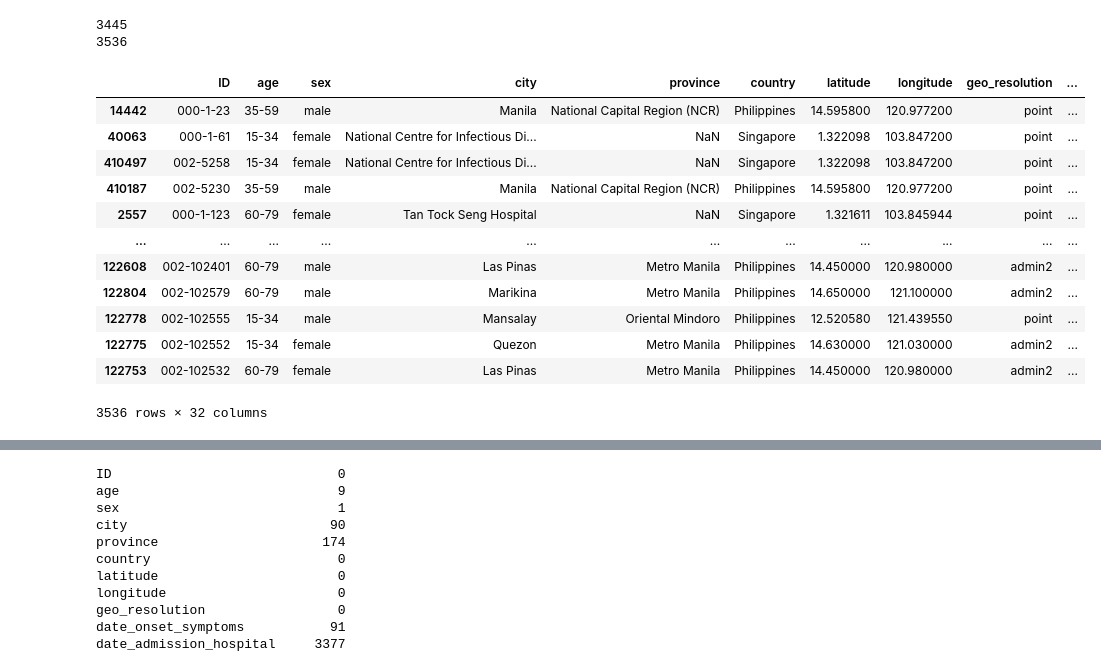
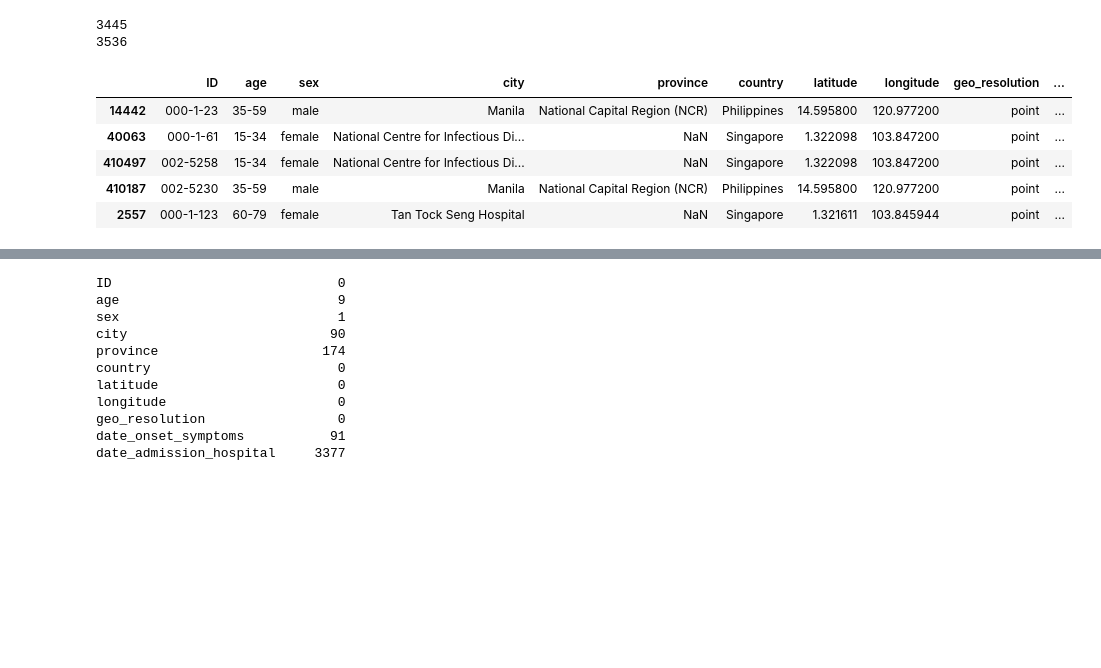
Before and after one commit to mattchap2/machine-learning, a Jupyter notebook: source-code.ipynb, the cells around one changed output, grey strips where cells are left out. Drawn from its saved outputs; the diff is of its cells as text; code cells hidden in the pictures; blank space fills up the shorter version.

```diff
--- a/source-code.ipynb
+++ b/source-code.ipynb
@@ -699,21 +696,14 @@ print(len(df_outcome[df_outcome['date_onset_symptoms'].notnull() | df_outcome['s
 3536
 # %%
 df_outcome_with_symptoms = df_outcome[df_outcome['date_onset_symptoms'].notnull() | df_outcome['symptoms'].notnull()]
-df_outcome_with_symptoms
+df_outcome_with_symptoms.head()
 # %% [output]
 |  | ID | age | sex | city | province | country | latitude | longitude | geo_resolution | ... |
 | 14442 | 000-1-23 | 35-59 | male | Manila | National Capital Region (NCR) | Philippines | 14.595800 | 120.977200 | point | ... |
 | 40063 | 000-1-61 | 15-34 | female | National Centre for Infectious Di... | NaN | Singapore | 1.322098 | 103.847200 | point | ... |
 | 410497 | 002-5258 | 15-34 | female | National Centre for Infectious Di... | NaN | Singapore | 1.322098 | 103.847200 | point | ... |
 | 410187 | 002-5230 | 35-59 | male | Manila | National Capital Region (NCR) | Philippines | 14.595800 | 120.977200 | point | ... |
 | 2557 | 000-1-123 | 60-79 | female | Tan Tock Seng Hospital | NaN | Singapore | 1.321611 | 103.845944 | point | ... |
-| ... | ... | ... | ... | ... | ... | ... | ... | ... | ... | ... |
-| 122608 | 002-102401 | 60-79 | male | Las Pinas | Metro Manila | Philippines | 14.450000 | 120.980000 | admin2 | ... |
-| 122804 | 002-102579 | 60-79 | male | Marikina | Metro Manila | Philippines | 14.650000 | 121.100000 | admin2 | ... |
-| 122778 | 002-102555 | 15-34 | male | Mansalay | Oriental Mindoro | Philippines | 12.520580 | 121.439550 | point | ... |
-| 122775 | 002-102552 | 15-34 | female | Quezon | Metro Manila | Philippines | 14.630000 | 121.030000 | admin2 | ... |
-| 122753 | 002-102532 | 60-79 | female | Las Pinas | Metro Manila | Philippines | 14.450000 | 120.980000 | admin2 | ... |
-3536 rows × 32 columns
 # %%
 df_outcome_with_symptoms['age'].value_counts()
 # %% [output]
```
Also changed, not shown: parts of 43 cells of this notebook.
